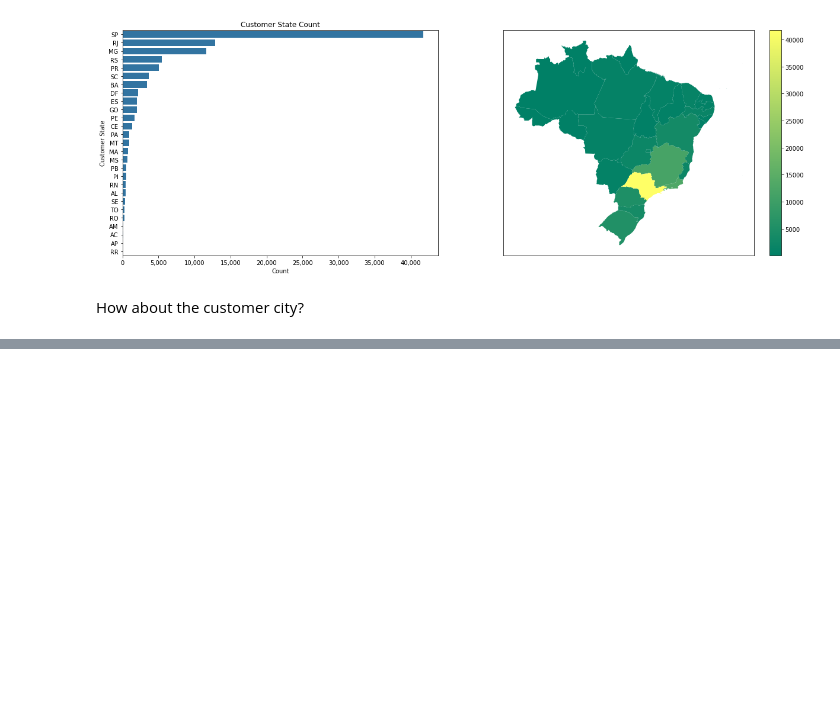
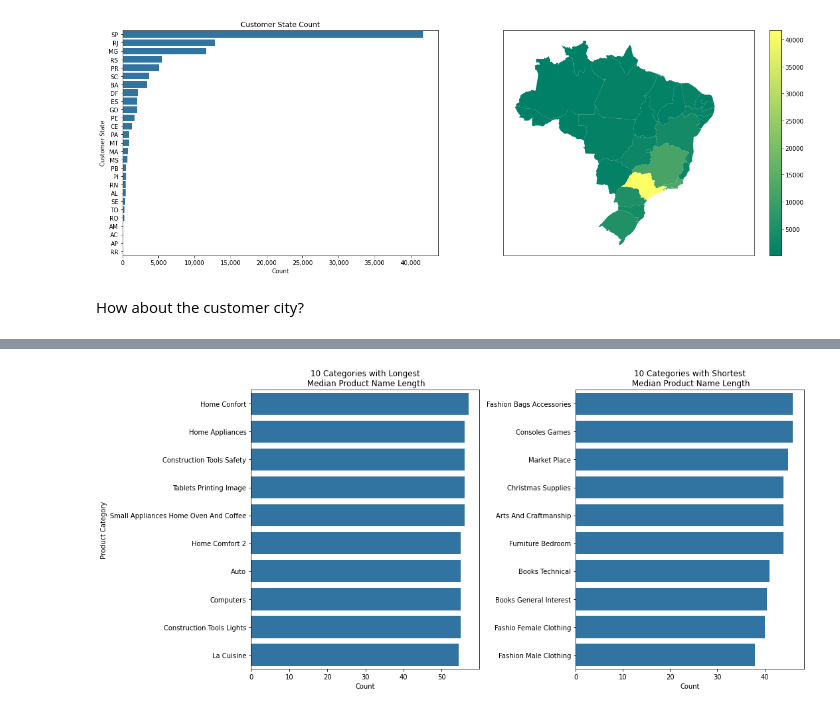
Before and after one commit to smwitkowski/olist-product-recommendations, a Jupyter notebook: notebooks/01-switkowski-data-eda.ipynb, the cells around one changed output, grey strips where cells are left out. Saved outputs shown, nothing was run; the diff lists cells and outputs as text; code cells hidden in the pictures; blank space fills up the shorter version.

```diff
--- a/notebooks/01-switkowski-data-eda.ipynb
+++ b/notebooks/01-switkowski-data-eda.ipynb
@@ -206,0 +327,3 @@ ax[1].set_yticks([]);
+# %%
+mid_prod_data = prod_data.groupby('product_category_name_english').agg(np.median).reset_index()
+mid_prod_data.head()
@@ -206,0 +337,30 @@ ax[1].set_yticks([]);
+# %%
+fig, ax = plt.subplots(1, 2, figsize=(15, 7))
+
+thousands_formatter = ticker.FuncFormatter(lambda x, p: format(int(x), ','))
+
+sns.barplot(
+    y="product_category_name_english", x='product_name_lenght',
+    data=mid_prod_data.sort_values('product_name_lenght', ascending=[False]).reset_index(drop=True).iloc[:10], color='C0',
+    ax=ax[0]
+)
+
+ax[0].set_title("10 Categories with Longest\n Median Product Name Length")
+ax[0].set_ylabel("Product Category")
+ax[0].set_xlabel("Count")
+ax[0].get_xaxis().set_major_formatter(thousands_formatter)
+
+
+sns.barplot(
+    y="product_category_name_english", x='product_name_lenght',
+    data=mid_prod_data.sort_values('product_name_lenght', ascending=[False]).reset_index(drop=True).iloc[-10:], color='C0',
+    ax=ax[1]
+)
+
+ax[1].set_title("10 Categories with Shortest\n Median Product Name Length")
+ax[1].set_xlabel("Count")
+ax[1].set_ylabel("")
+ax[1].get_xaxis().set_major_formatter(thousands_formatter)
+fig.tight_layout()
+# %% [output]
+[figure, added]
```
Also changed, not shown: parts of 32 cells of this notebook.
